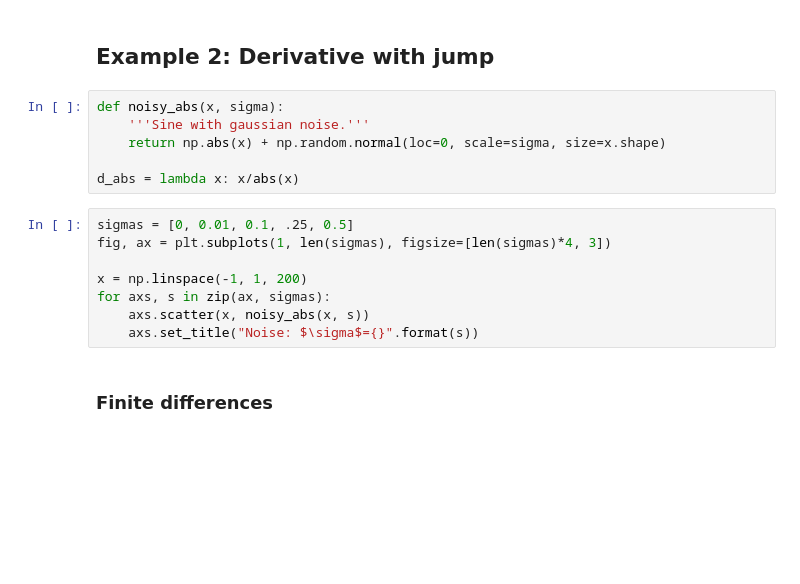
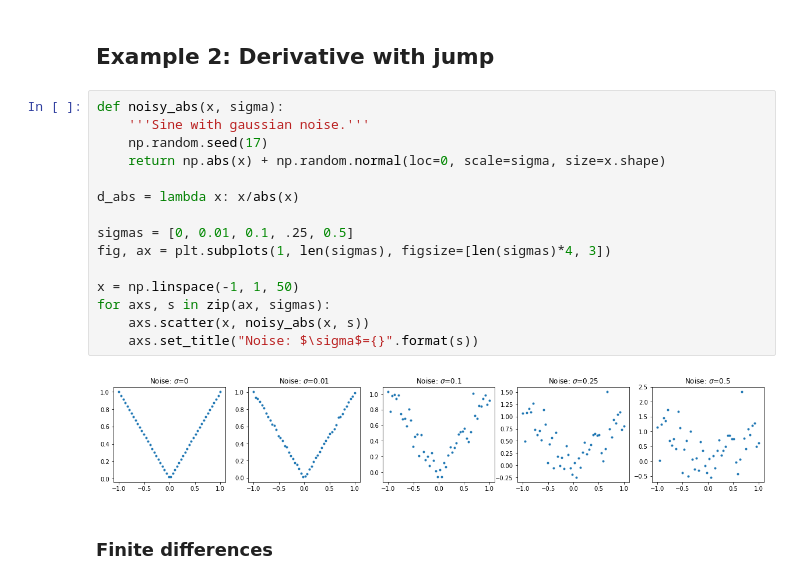
Before and after one commit to andgoldschmidt/derivative, a Jupyter notebook: docs/notebooks/Derivatives_Review.ipynb, the cells around one changed output. Saved outputs shown, nothing was run; the diff lists cells and outputs as text; blank space fills up the shorter version.

```diff
--- a/docs/notebooks/Derivatives_Review.ipynb
+++ b/docs/notebooks/Derivatives_Review.ipynb
@@ -112,17 +122,20 @@ with warnings.catch_warnings():
 # %%
 def noisy_abs(x, sigma):
     '''Sine with gaussian noise.'''
+    np.random.seed(17)
     return np.abs(x) + np.random.normal(loc=0, scale=sigma, size=x.shape)
 
 d_abs = lambda x: x/abs(x)
+
+sigmas = [0, 0.01, 0.1, .25, 0.5]
+fig, ax = plt.subplots(1, len(sigmas), figsize=[len(sigmas)*4, 3])
+
+x = np.linspace(-1, 1, 50)
+for axs, s in zip(ax, sigmas):
+    axs.scatter(x, noisy_abs(x, s))
+    axs.set_title("Noise: $\sigma$={}".format(s))
+# %% [output]
+[figure, added]
-# %%
-sigmas = [0, 0.01, 0.1, .25, 0.5]
-fig, ax = plt.subplots(1, len(sigmas), figsize=[len(sigmas)*4, 3])
-
-x = np.linspace(-1, 1, 200)
-for axs, s in zip(ax, sigmas):
-    axs.scatter(x, noisy_abs(x, s))
-    axs.set_title("Noise: $\sigma$={}".format(s))
 # %% [markdown]
 ### Finite differences
 # %%
```
Also changed, not shown: parts of 13 cells of this notebook, 3 other files.
